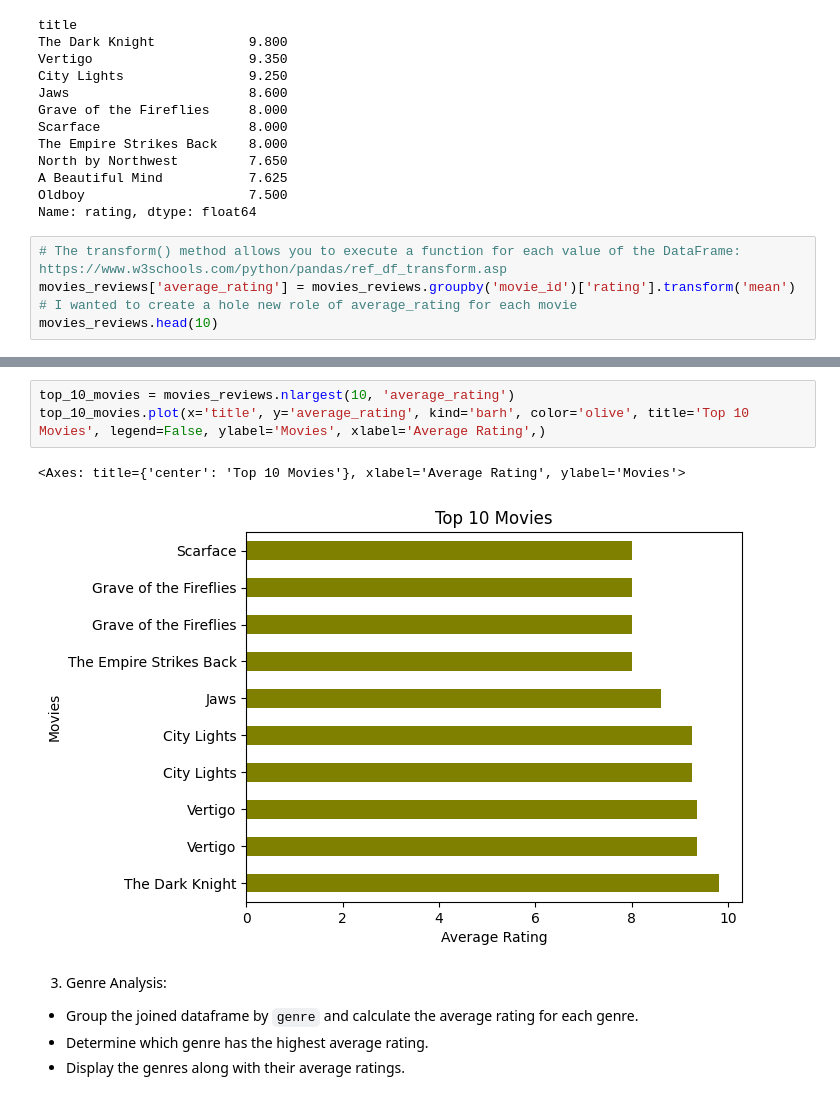
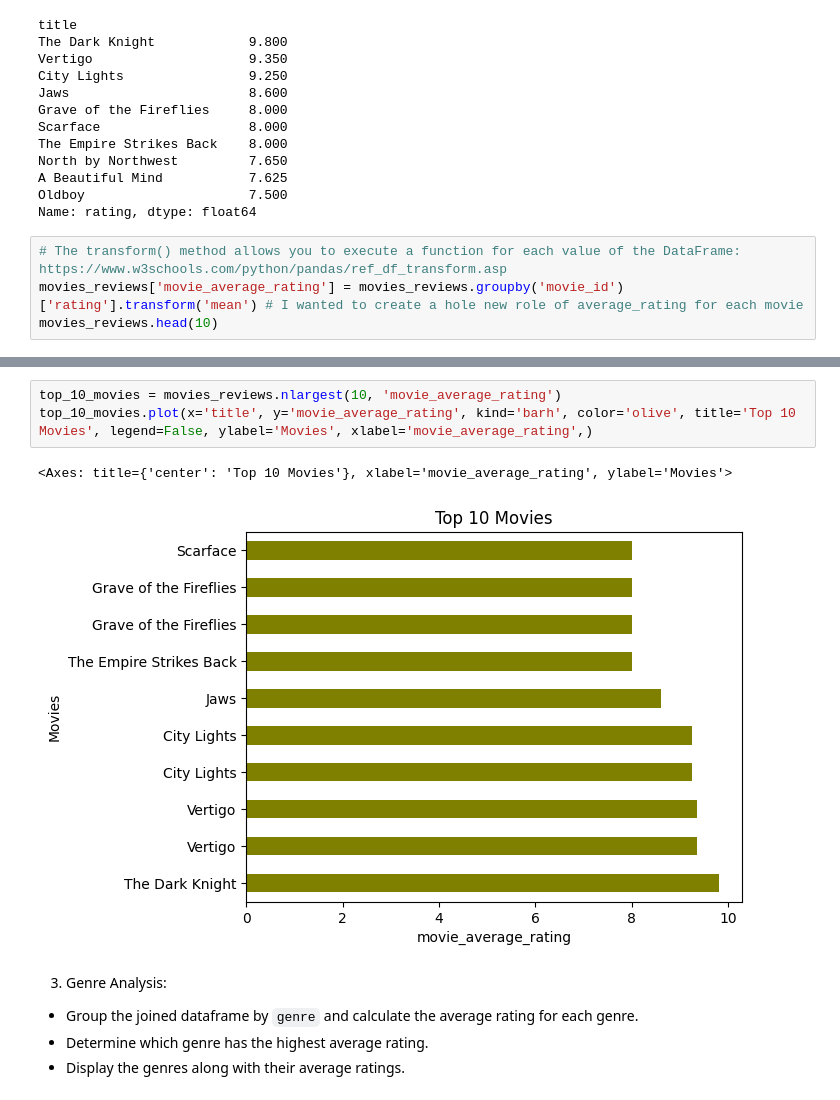
Before and after one commit to 0Londero/Tools.for.Data.Science, a Jupyter notebook: Lab 7 - Joining Data with Pandas/Lab07.ipynb, the cells around one changed output, grey strips where cells are left out. Drawn from its saved outputs; the diff is of its cells as text.

```diff
--- a/Lab 7 - Joining Data with Pandas/Lab07.ipynb
+++ b/Lab 7 - Joining Data with Pandas/Lab07.ipynb
@@ -91,6 +91,6 @@ Oldboy                     7.500
 Name: rating, dtype: float64
 # %%
 # The transform() method allows you to execute a function for each value of the DataFrame: https://www.w3schools.com/python/pandas/ref_df_transform.asp
-movies_reviews['average_rating'] = movies_reviews.groupby('movie_id')['rating'].transform('mean') # I wanted to create a hole new role of average_rating for each movie
+movies_reviews['movie_average_rating'] = movies_reviews.groupby('movie_id')['rating'].transform('mean') # I wanted to create a hole new role of average_rating for each movie
 movies_reviews.head(10)
 # %% [output]
@@ -108,9 +108,9 @@ movies_reviews.head(10)
 # %%
-top_10_movies = movies_reviews.nlargest(10, 'average_rating')
-top_10_movies.plot(x='title', y='average_rating', kind='barh', color='olive', title='Top 10 Movies', legend=False, ylabel='Movies', xlabel='Average Rating',)
+top_10_movies = movies_reviews.nlargest(10, 'movie_average_rating')
+top_10_movies.plot(x='title', y='movie_average_rating', kind='barh', color='olive', title='Top 10 Movies', legend=False, ylabel='Movies', xlabel='movie_average_rating',)
 # %% [output]
-<Axes: title={'center': 'Top 10 Movies'}, xlabel='Average Rating', ylabel='Movies'>
+<Axes: title={'center': 'Top 10 Movies'}, xlabel='movie_average_rating', ylabel='Movies'>
-[figure, old version]
+[figure, new version]
 # %% [markdown]
 3. Genre Analysis:
 - Group the joined dataframe by `genre` and calculate the average rating for each genre.
```
Also changed, not shown: parts of 18 cells of this notebook.
